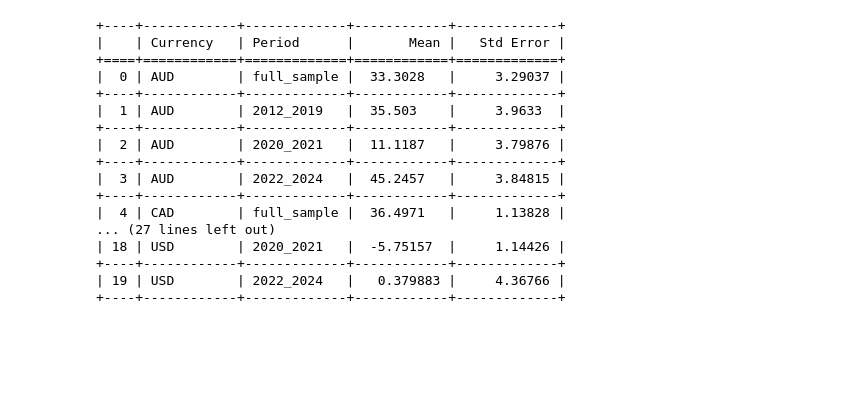
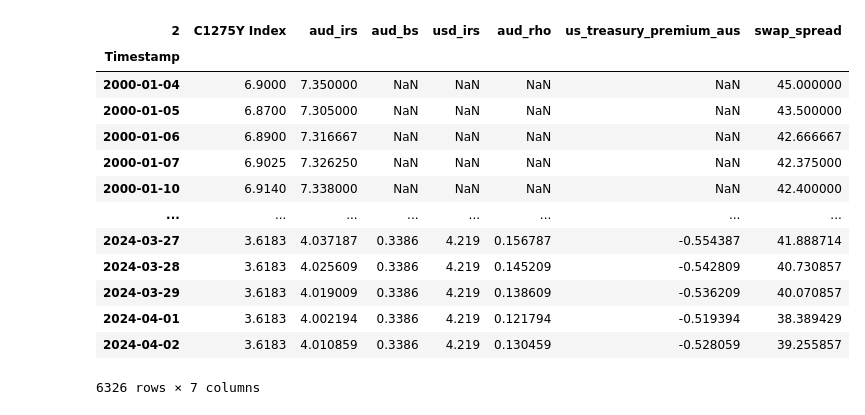
Before and after one commit to NicholasWatney/MGT6769-The-U.S.-Treasury-Premium, a Jupyter notebook: 10yearTreasuryPremium-2.ipynb, the cells around one changed output. Cells and saved outputs as stored; diff of their text form; code cells hidden in the pictures; blank space fills up the shorter version.

```diff
--- a/10yearTreasuryPremium-2.ipynb
+++ b/10yearTreasuryPremium-2.ipynb
@@ -72,7 +72,7 @@ df_usd_1y = df_usd.loc[:, ['Timestamp', df_usd.columns[-7]]]
 df_aus_5y = df_aus.loc[:, ['Timestamp', df_aus.columns[-3]]]
 df_cad_5y = df_cad.loc[:, ['Timestamp', df_cad.columns[-3]]]
 df_chf_5y = df_chf.loc[:, ['Timestamp', df_chf.columns[-3]]]
-df_usd_5y = df_usd.loc[:, ['Timestamp', df_usd.columns[-4]]]
+df_usd_5y = df_usd.loc[:, ['Timestamp', df_usd.columns[-3]]]
 # %%
 df_aus_10y = df_aus.loc[:, ['Timestamp', df_aus.columns[-1]]]
 df_cad_10y = df_cad.loc[:, ['Timestamp', df_cad.columns[-1]]]
@@ -192,3 +192,7 @@ df_aus_5y.set_index('Timestamp', inplace=True)
 df_cad_5y.set_index('Timestamp', inplace=True)
 df_chf_5y.set_index('Timestamp', inplace=True)
 df_usd_5y.set_index('Timestamp', inplace=True)
+df_aus_5y = df_aus_5y[pd.notnull(df_aus_5y.index)]
+df_cad_5y = df_cad_5y[pd.notnull(df_cad_5y.index)]
+df_chf_5y = df_chf_5y[pd.notnull(df_chf_5y.index)]
+df_usd_5y = df_usd_5y[pd.notnull(df_usd_5y.index)]
@@ -204,3 +199,20 @@ df_usd_5y.set_index('Timestamp', inplace=True)
+# %%
+df_aus_5y
+# %% [output]
+| 2 | C1275Y Index | aud_irs | aud_bs | usd_irs | aud_rho | us_treasury_premium_aus | swap_spread |
+| Timestamp |  |  |  |  |  |  |  |
+| 2000-01-04 | 6.9000 | 7.350000 | NaN | NaN | NaN | NaN | 45.000000 |
+| 2000-01-05 | 6.8700 | 7.305000 | NaN | NaN | NaN | NaN | 43.500000 |
+| 2000-01-06 | 6.8900 | 7.316667 | NaN | NaN | NaN | NaN | 42.666667 |
+| 2000-01-07 | 6.9025 | 7.326250 | NaN | NaN | NaN | NaN | 42.375000 |
+| 2000-01-10 | 6.9140 | 7.338000 | NaN | NaN | NaN | NaN | 42.400000 |
+| ... | ... | ... | ... | ... | ... | ... | ... |
+| 2024-03-27 | 3.6183 | 4.037187 | 0.3386 | 4.219 | 0.156787 | -0.554387 | 41.888714 |
+| 2024-03-28 | 3.6183 | 4.025609 | 0.3386 | 4.219 | 0.145209 | -0.542809 | 40.730857 |
+| 2024-03-29 | 3.6183 | 4.019009 | 0.3386 | 4.219 | 0.138609 | -0.536209 | 40.070857 |
+| 2024-04-01 | 3.6183 | 4.002194 | 0.3386 | 4.219 | 0.121794 | -0.519394 | 38.389429 |
+| 2024-04-02 | 3.6183 | 4.010859 | 0.3386 | 4.219 | 0.130459 | -0.528059 | 39.255857 |
+6326 rows × 7 columns
 # %%
 import statsmodels.api as sm
 from statsmodels.regression.linear_model import OLS
@@ -303,25 +316,3 @@ df_results.reset_index(inplace=True)
 
 # Rename columns to match the table format in the image
 df_results.columns = ['Currency', 'Period', 'Mean', 'Std Error']
-# %%
-from tabulate import tabulate
-
-print(tabulate(df_results, headers='keys', tablefmt='grid'))
-# %% [output]
-+----+------------+-------------+------------+-------------+
-|    | Currency   | Period      |       Mean |   Std Error |
-+====+============+=============+============+=============+
-|  0 | AUD        | full_sample |  33.3028   |     3.29037 |
-+----+------------+-------------+------------+-------------+
-|  1 | AUD        | 2012_2019   |  35.503    |     3.9633  |
-+----+------------+-------------+------------+-------------+
-|  2 | AUD        | 2020_2021   |  11.1187   |     3.79876 |
-+----+------------+-------------+------------+-------------+
-|  3 | AUD        | 2022_2024   |  45.2457   |     3.84815 |
-+----+------------+-------------+------------+-------------+
-|  4 | CAD        | full_sample |  36.4971   |     1.13828 |
-... (27 lines left out)
-| 18 | USD        | 2020_2021   |  -5.75157  |     1.14426 |
-+----+------------+-------------+------------+-------------+
-| 19 | USD        | 2022_2024   |   0.379883 |     4.36766 |
-+----+------------+-------------+------------+-------------+
```
Also changed, not shown: parts of 11 cells of this notebook.
